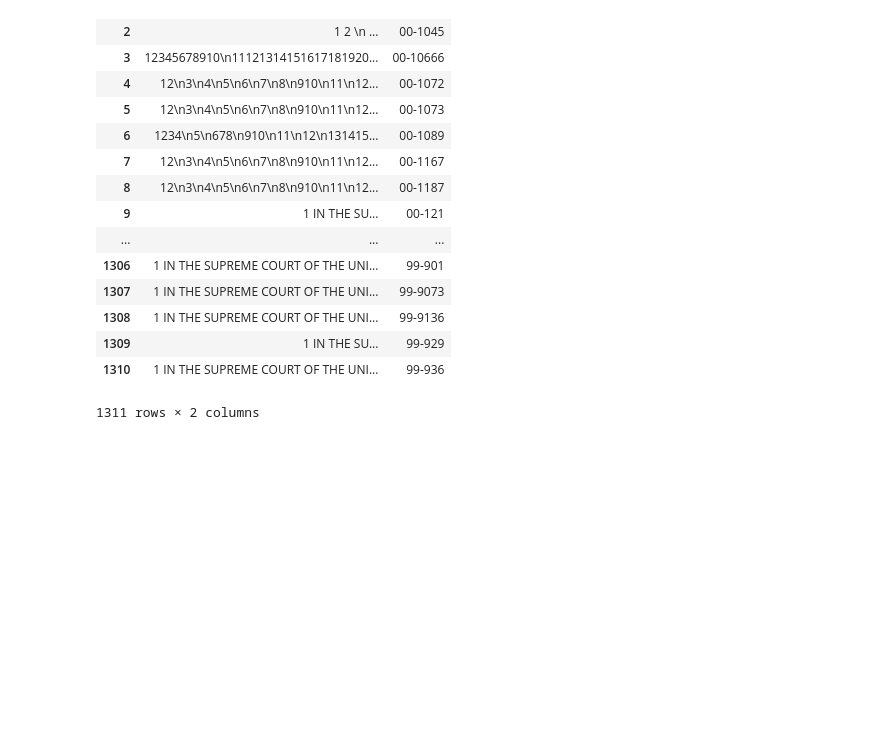
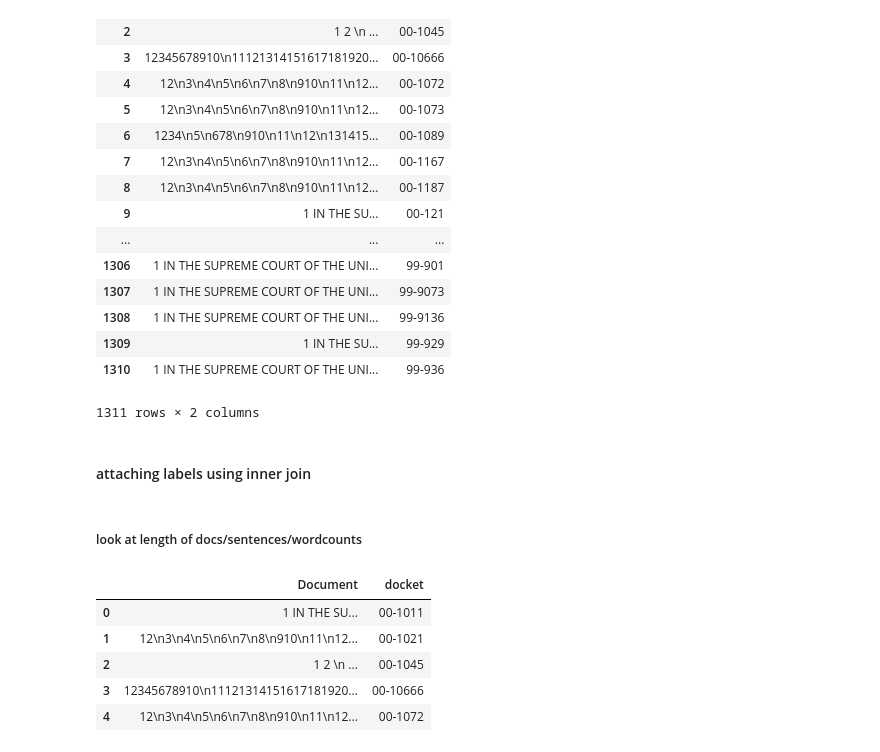
Before and after one commit to DKEENEY81/project, a Jupyter notebook: OralArguments2.ipynb, the cells around one changed output. Saved outputs shown, nothing was run; the diff lists cells and outputs as text; code cells hidden in the pictures; blank space fills up the shorter version.

```diff
--- a/OralArguments2.ipynb
+++ b/OralArguments2.ipynb
@@ -6,9 +12,10 @@ pd.set_option('display.max_columns', 100)
 # %%
+Cases = pd.read_csv('data/Cases2018.csv', encoding='iso-8859-1')
 pdf_file = open('data/00-391.pdf',"rb")
 read_pdf = PyPDF2.PdfFileReader(pdf_file)
 
 number_of_pages = read_pdf.getNumPages()
-page = read_pdf.getPage(36)
+page = read_pdf.getPage(0)
 page_content = page.extractText()
 print(page_content)
 # %% [output]
@@ -45,5 +51,3 @@ for i in range(0,number_of_pages):
     page = read_pdf.getPage(i)
     page_content = page.extractText()
     dk.append(page_content)
-# %%
-dk.append(page_content)
@@ -174,5 +156,9 @@ Text.reset_index(drop=True)
 | 1309 | 1 IN THE SU... | 99-929 |
 | 1310 | 1 IN THE SUPREME COURT OF THE UNI... | 99-936 |
 1311 rows × 2 columns
+# %% [markdown]
+#### attaching labels using inner join
 # %%
 Text = pd.merge(Text, Labels, on='docket', how='inner')
+# %% [markdown]
+##### look at length of docs/sentences/wordcounts
@@ -178,0 +171,9 @@ Text = pd.merge(Text, Labels, on='docket', how='inner')
+# %%
+Text.head()
+# %% [output]
+|  | Document | docket |
+| 0 | 1 IN THE SU... | 00-1011 |
+| 1 | 12\n3\n4\n5\n6\n7\n8\n910\n11\n12... | 00-1021 |
+| 2 | 1 2 \n ... | 00-1045 |
+| 3 | 12345678910\n11121314151617181920... | 00-10666 |
+| 4 | 12\n3\n4\n5\n6\n7\n8\n910\n11\n12... | 00-1072 |
```
Also changed, not shown: parts of 44 cells of this notebook.
